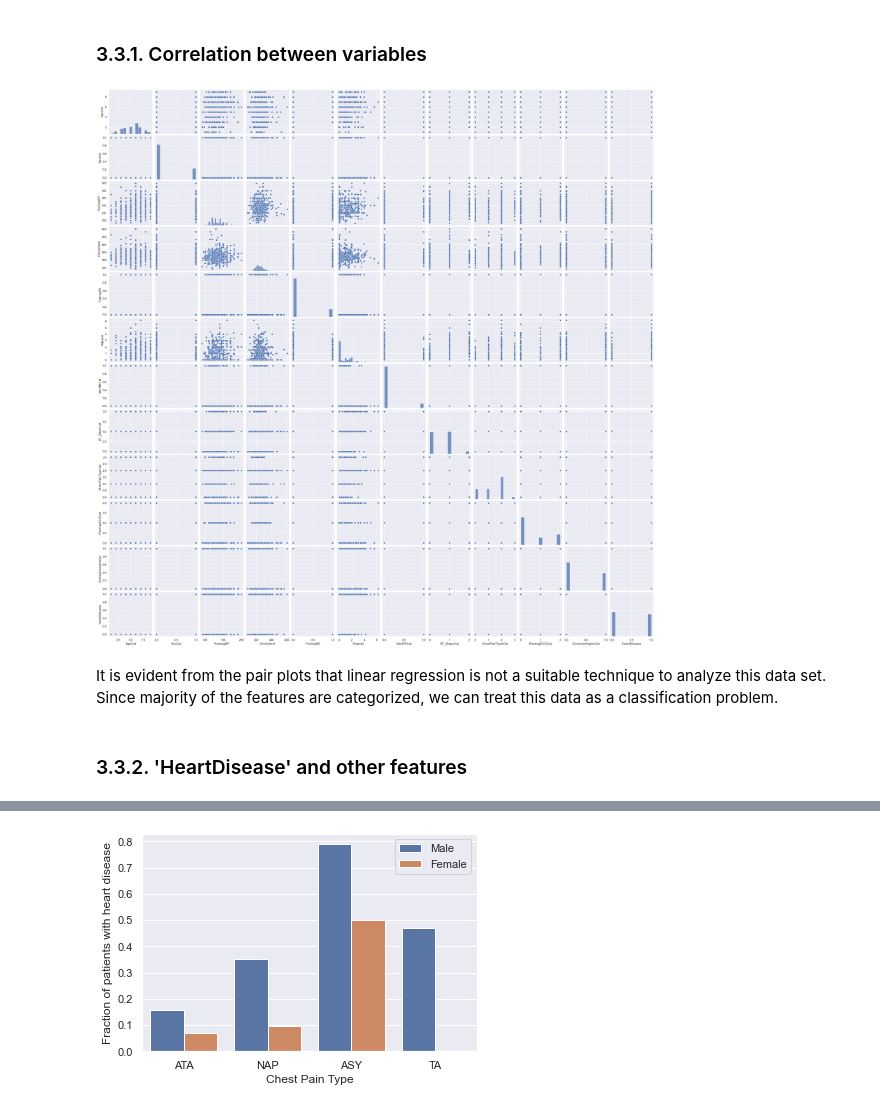
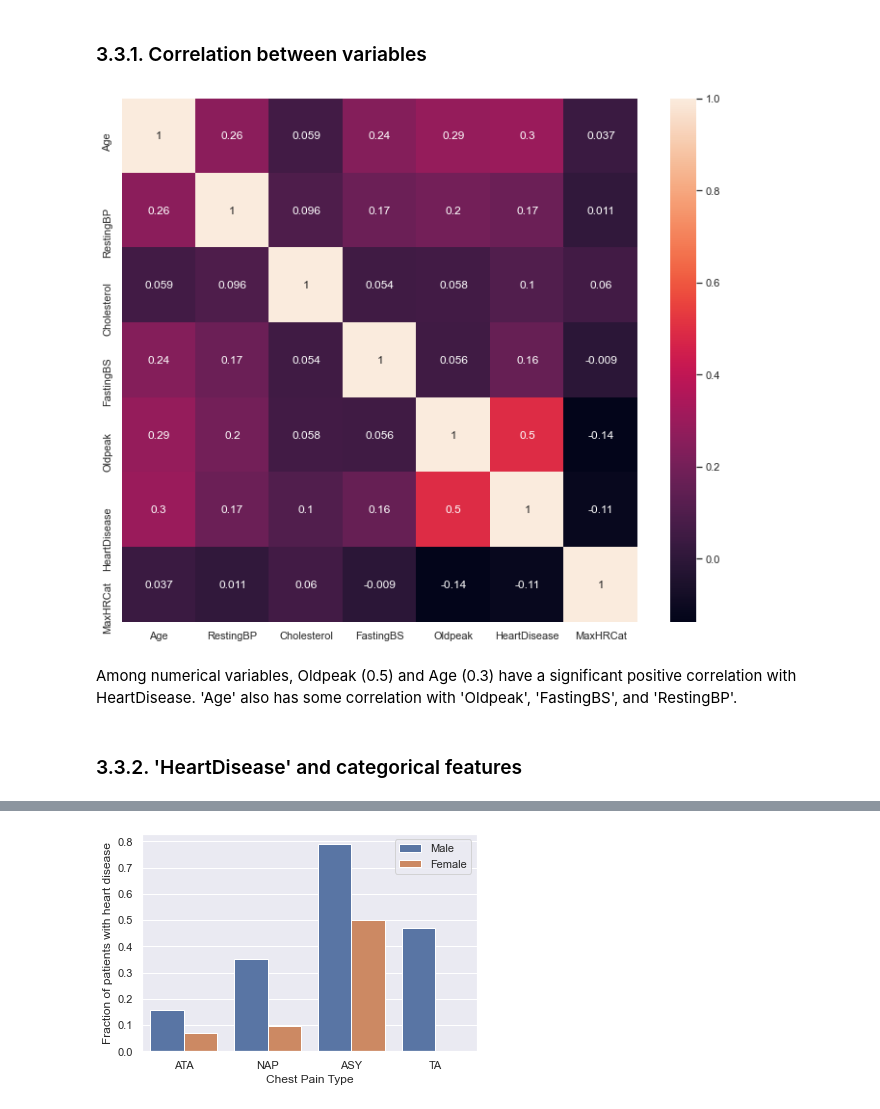
Before and after one commit to ninad22dixit/Heart_failure_prediction, a Jupyter notebook: 3.Exploratory_data_analysis.ipynb, the cells around one changed output, grey strips where cells are left out. Drawn from its saved outputs; the diff is of its cells as text; code cells hidden in the pictures.

```diff
--- a/3.Exploratory_data_analysis.ipynb
+++ b/3.Exploratory_data_analysis.ipynb
@@ -28,9 +28,9 @@ df.head()
 | 3 | 48 | F | ASY | 138 | 214 | 0 | Normal | 108 | ... |
 | 4 | 54 | M | NAP | 150 | 195 | 0 | Normal | 122 | ... |
 # %%
-# Since 'MaxHR' and 'ST_slope' have already been converted into numerical forms, we can drop the original columns
+# Since 'MaxHR' has already been converted into numerical forms, we can drop the original column.
 
-df.drop(['MaxHR', 'ST_Slope'], axis=1, inplace = True)
+df.drop(['MaxHR'], axis=1, inplace = True)
 # %%
 df.head()
 # %% [output]
@@ -169,8 +87,0 @@ def age_converter(age):
-# %%
-# Create a new column of patients' age category
-
-df['AgeCat'] = df['Age'].apply(lambda x: age_converter(x))
-
-# Drop the original column from dataframe
-
-df.drop('Age', axis=1, inplace=True)
@@ -194,5 +87,0 @@ array(['RestingBP', 'Cholesterol', 'FastingBS', 'Oldpeak', 'HeartDisease',
-# %%
-cols = ['AgeCat', 'SexCat', 'RestingBP', 'Cholesterol', 'FastingBS', 'Oldpeak', 'MaxHRCat', 'ST_SlopeCat', 'ChestPainTypeCat',
-        'RestingECGCat', 'ExerciseAnginaCat', 'HeartDisease']
-
-df = df[cols]
@@ -210,13 +92,14 @@ df.head()
 # %% [markdown]
 ### 3.3.1. Correlation between variables
 # %%
-# Plot pair plots to realize relationships between various columns in detail
+# Plot correlation heat map to realize relationships between various features.
 
-sns.pairplot(df);
+plt.figure(figsize=(12,10))
+sns.heatmap(df.corr(), annot=True)
+plt.show();
 # %% [output]
-[figure, old version]
+[figure, new version]
-# %% [markdown]
-It is evident from the pair plots that linear regression is not a suitable technique to analyze this data set.
-Since majority of the features are categorized, we can treat this data as a classification problem.
+# %% [markdown]
+Among numerical variables, Oldpeak (0.5) and Age (0.3) have a significant positive correlation with HeartDisease. 'Age' also has some correlation with 'Oldpeak', 'FastingBS', and 'RestingBP'.
 # %% [markdown]
-### 3.3.2. 'HeartDisease' and other features
+### 3.3.2. 'HeartDisease' and categorical features
```
Also changed, not shown: parts of 45 cells of this notebook.
